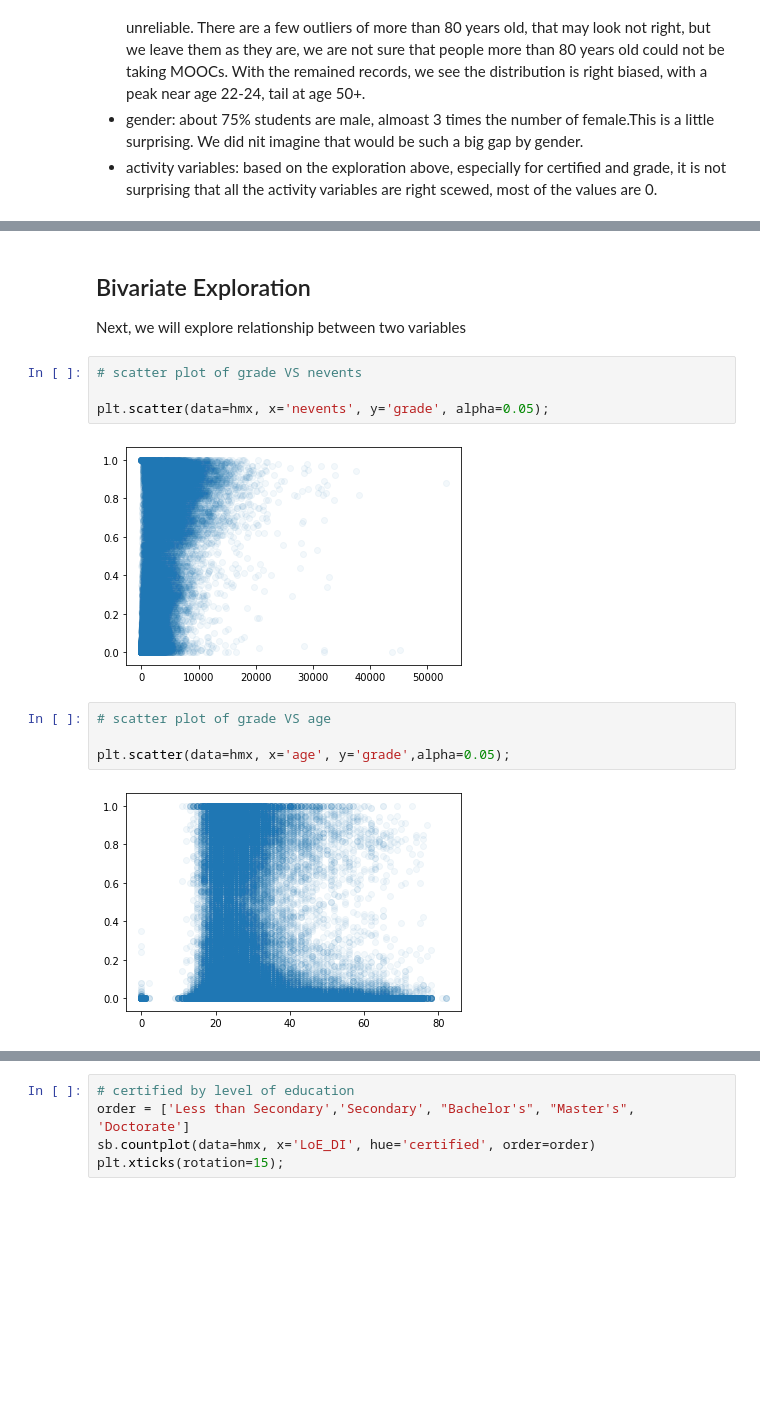
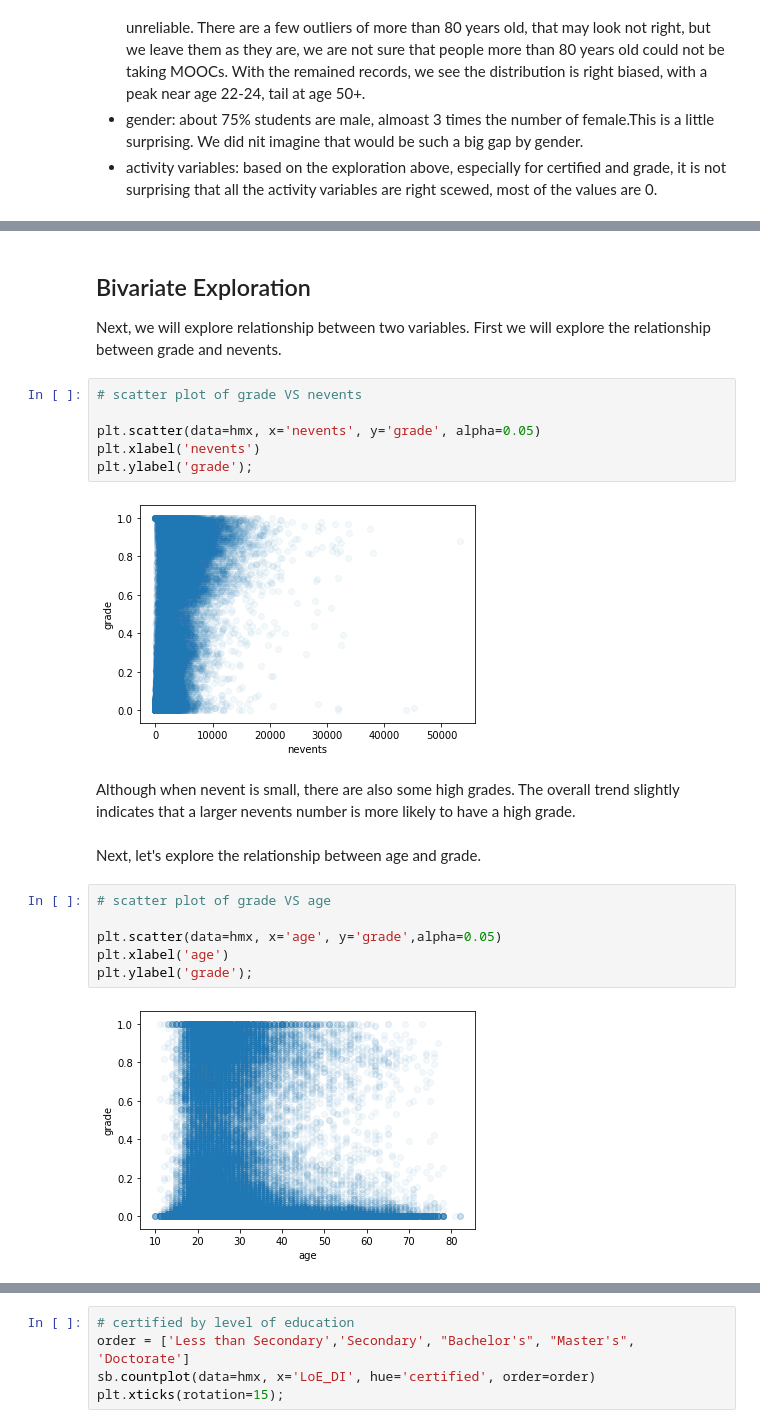
Before and after one commit to RayWongGit/HarvardX_MITx_Person_Course_Dataset_Exploration, a Jupyter notebook: HarvardX_MITx_Person_Course_Dataset_Exploration.ipynb, the cells around one changed output, grey strips where cells are left out. Cells and saved outputs as stored; diff of their text form; blank space fills up the shorter version.

```diff
--- a/HarvardX_MITx_Person_Course_Dataset_Exploration.ipynb
+++ b/HarvardX_MITx_Person_Course_Dataset_Exploration.ipynb
@@ -859,16 +871,24 @@ memory usage: 64.6+ MB
 # %% [markdown]
 ## Bivariate Exploration
 
-Next, we will explore relationship between two variables
+Next, we will explore relationship between two variables. First we will explore the relationship between grade and nevents.
 # %%
 # scatter plot of grade VS nevents
 
-plt.scatter(data=hmx, x='nevents', y='grade', alpha=0.05);
+plt.scatter(data=hmx, x='nevents', y='grade', alpha=0.05)
+plt.xlabel('nevents')
+plt.ylabel('grade');
 # %% [output]
-[figure, old version]
+[figure, new version]
+# %% [markdown]
+Although when nevent is small, there are also some high grades. The overall trend slightly indicates that a larger nevents number is more likely to have a high grade.
+# %% [markdown]
+Next, let's explore the relationship between age and grade.
 # %%
 # scatter plot of grade VS age
 
-plt.scatter(data=hmx, x='age', y='grade',alpha=0.05);
+plt.scatter(data=hmx, x='age', y='grade',alpha=0.05)
+plt.xlabel('age')
+plt.ylabel('grade');
 # %% [output]
-[figure, old version]
+[figure, new version]
```
Also changed, not shown: parts of 41 cells of this notebook, 3 other files.
